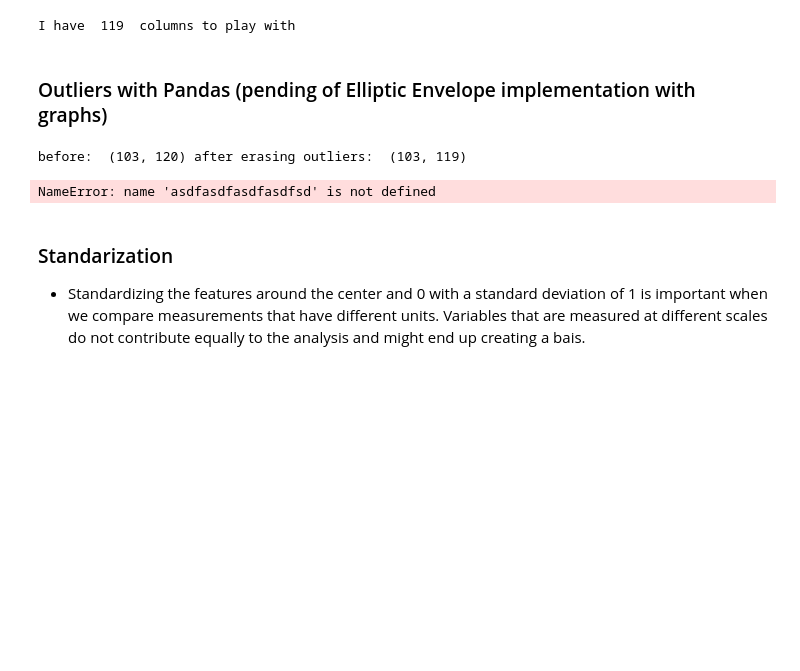
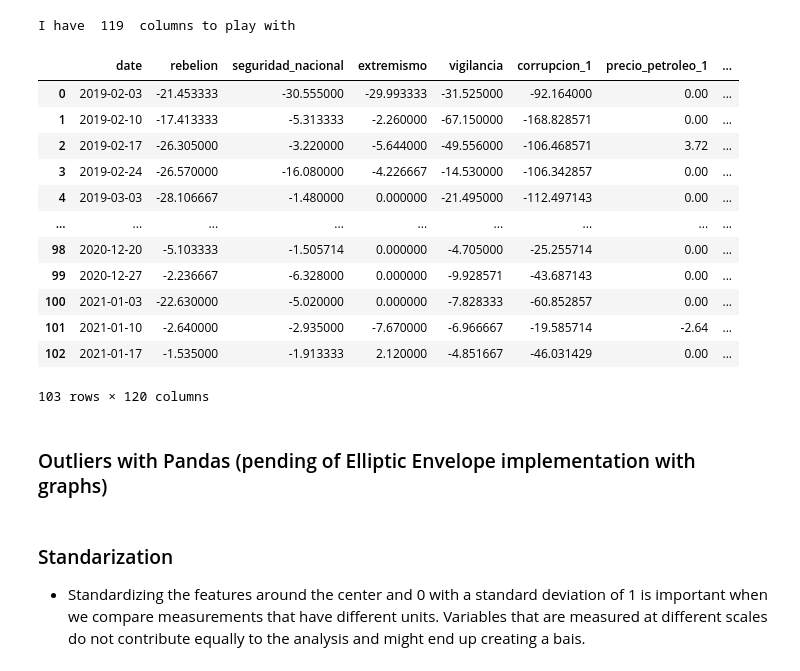
Before and after one commit to albertovpd/automated_ML_regression, a Jupyter notebook: testing.ipynb, the cells around one changed output. Cells and saved outputs as stored; diff of their text form; code cells hidden in the pictures; blank space fills up the shorter version.

```diff
--- a/testing.ipynb
+++ b/testing.ipynb
@@ -541,6 +540,23 @@ df=pd.read_csv("input/dataset_final_processed.csv",index_col=[0])
 print("I have ", len(df.columns)-1, " columns to play with")#columns=list(df.columns)
 # %% [output]
 I have  119  columns to play with
+# %%
+df.reset_index(drop=True, inplace=True) # very important
+df
+# %% [output]
+|  | date | rebelion | seguridad_nacional | extremismo | vigilancia | corrupcion_1 | precio_petroleo_1 | ... |
+| 0 | 2019-02-03 | -21.453333 | -30.555000 | -29.993333 | -31.525000 | -92.164000 | 0.00 | ... |
+| 1 | 2019-02-10 | -17.413333 | -5.313333 | -2.260000 | -67.150000 | -168.828571 | 0.00 | ... |
+| 2 | 2019-02-17 | -26.305000 | -3.220000 | -5.644000 | -49.556000 | -106.468571 | 3.72 | ... |
+| 3 | 2019-02-24 | -26.570000 | -16.080000 | -4.226667 | -14.530000 | -106.342857 | 0.00 | ... |
+| 4 | 2019-03-03 | -28.106667 | -1.480000 | 0.000000 | -21.495000 | -112.497143 | 0.00 | ... |
+| ... | ... | ... | ... | ... | ... | ... | ... | ... |
+| 98 | 2020-12-20 | -5.103333 | -1.505714 | 0.000000 | -4.705000 | -25.255714 | 0.00 | ... |
+| 99 | 2020-12-27 | -2.236667 | -6.328000 | 0.000000 | -9.928571 | -43.687143 | 0.00 | ... |
+| 100 | 2021-01-03 | -22.630000 | -5.020000 | 0.000000 | -7.828333 | -60.852857 | 0.00 | ... |
+| 101 | 2021-01-10 | -2.640000 | -2.935000 | -7.670000 | -6.966667 | -19.585714 | -2.64 | ... |
+| 102 | 2021-01-17 | -1.535000 | -1.913333 | 2.120000 | -4.851667 | -46.031429 | 0.00 | ... |
+103 rows × 120 columns
 # %% [markdown]
 ### Outliers with Pandas (pending of Elliptic Envelope implementation with graphs)
 # %%
@@ -551,12 +567,2 @@ df_ml=df_ml[df_ml.apply(lambda x: np.abs(x - x.mean()) / x.std() < 25).all(axis=
 
 # In a lab this could be terrible: You take as valid measurements with +-3std dev, but I do that I won't have enogh data.
-# %%
-print("before: ",df.shape,
-      "after erasing outliers: ", df_r.shape)
-# %% [output]
-before:  (103, 120) after erasing outliers:  (103, 119)
-# %%
-asdfasdfasdfasdfsd
-df_r.head()
-# %% [output]
-NameError: name 'asdfasdfasdfasdfsd' is not defined
```
Also changed, not shown: parts of 28 cells of this notebook.
